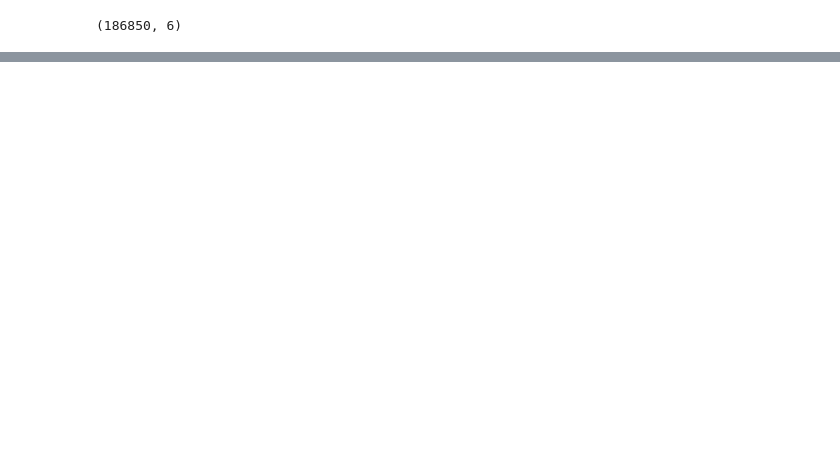
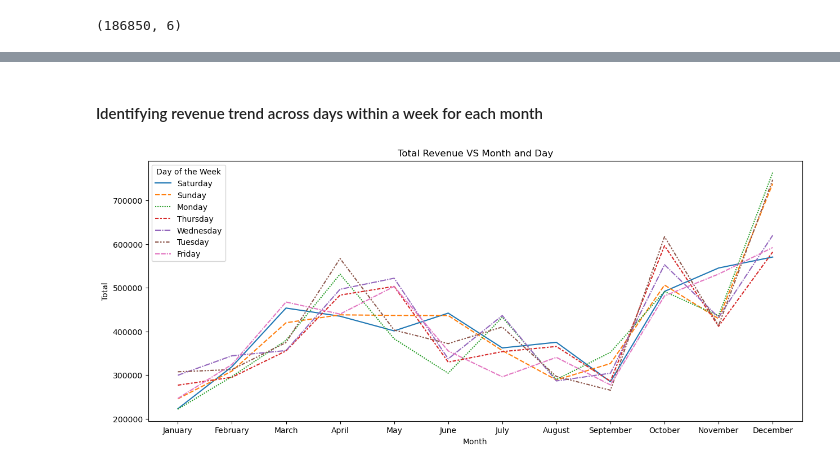
Before and after one commit to mak1710/Sales-Data-Analysis, a Jupyter notebook: Product_Sales_Analysis.ipynb, the cells around one changed output, grey strips where cells are left out. Saved outputs shown, nothing was run; the diff lists cells and outputs as text; code cells hidden in the pictures; blank space fills up the shorter version.

```diff
--- a/Product_Sales_Analysis.ipynb
+++ b/Product_Sales_Analysis.ipynb
@@ -45,0 +230,6 @@ data.shape
+# %%
+month_dict = {
+    'January': 1, 'February': 2, 'March': 3, 'April': 4, 'May': 5, 'June': 6,
+    'July': 7, 'August': 8, 'September': 9, 'October': 10, 'November': 11, 'December': 12
+}
+monthly_sales.sort_values('month' , key = lambda x : x.apply(lambda y : month_dict[y]) , inplace = True)
@@ -45,0 +247,11 @@ data.shape
+# %%
+day_data = data.groupby(['month' , 'day'],as_index = False).agg({'Total' : 'sum','Order ID':'count'})
+# %%
+day_dict = {
+        'Saturday': 1, 'Sunday': 2, 'Monday': 3, 'Thursday': 4, 'Wednesday': 5, 'Tuesday': 6,
+        'Friday': 7
+}
+
+day_data['month'] = pd.Categorical(day_data['month'], categories=month_dict, ordered=True)
+day_data['day'] = pd.Categorical(day_data['day'], categories=day_dict, ordered=True)
+day_data.sort_values(by=['month', 'day'], inplace=True)
@@ -45,0 +265,14 @@ data.shape
+# %% [markdown]
+#### Identifying revenue trend across days within a week for each month
+# %%
+day_data_Total = day_data.pivot_table(index = 'month' , values = 'Total',columns='day' )
+# %%
+plt.figure(figsize=(15, 6))
+sns.lineplot(data=day_data_Total)
+plt.title('Total Revenue VS Month and Day')
+plt.xlabel('Month')
+plt.ylabel('Total')
+plt.legend(title='Day of the Week', loc='upper left')
+plt.show()
+# %% [output]
+[figure, added]
```
Also changed, not shown: parts of 79 cells of this notebook.
